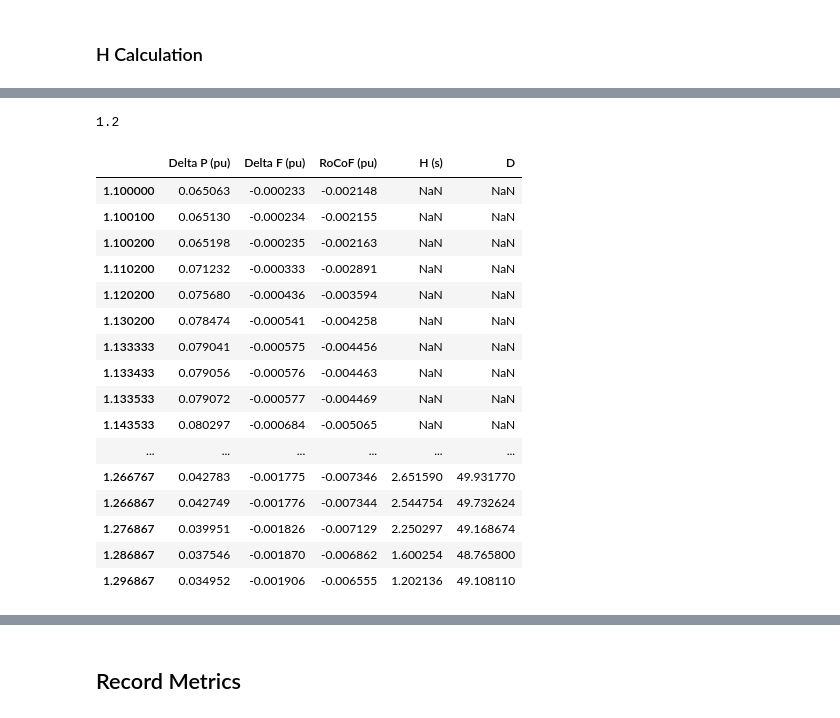
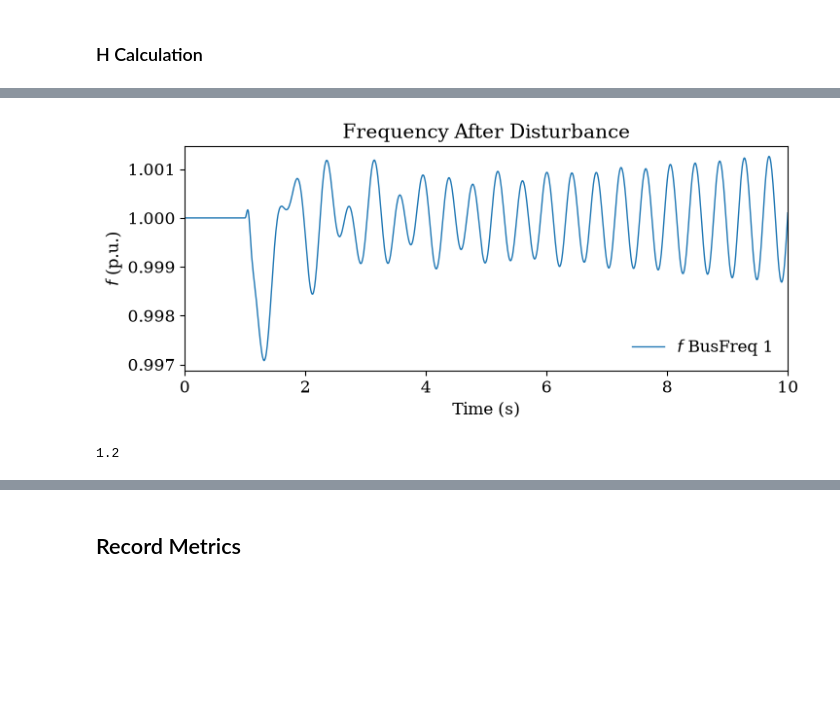
Before and after one commit to Scarlett315/characterize-virtual-inertia-estimation-noise-lag, a Jupyter notebook: 1_regf2_testbench.ipynb, the cells around one changed output, grey strips where cells are left out. Cells and saved outputs as stored; diff of their text form; code cells hidden in the pictures; blank space fills up the shorter version.

```diff
--- a/1_regf2_testbench.ipynb
+++ b/1_regf2_testbench.ipynb
@@ -108,10 +115,14 @@ tds_df
 1803 rows × 3 columns
+# %%
+fig, ax = ss.TDS.plt.plot(ss.BusFreq.f, a=0,title="Frequency After Disturbance", xlabel="Time (s)", ylabel = f"$f$ (p.u.)", figsize=(8, 3))
+# %% [output]
+[figure, added]
 # %%
-window = 20 # Baruzzi et al. used 1 window = 20 steps
-time_invalid = 1 + window * STEP_TIME # will produce invalid results w/in the first window
+window = 20 # Baruzzi et al. used 1 window = 20 steps = 200ms
+time_invalid = 1 + window * STEP_TIME # will produce invalid results w/in the first window after disturbance
 print(time_invalid)
 
-X = sm.add_constant(tds_df[['RoCoF (pu)', 'Delta F (pu)']])  # add Δf as 2nd predictor
+X = sm.add_constant(tds_df[['RoCoF (pu)', 'Delta F (pu)']])  # add delta f as 2nd predictor
 model = RollingOLS(tds_df['Delta P (pu)'], X, window=window)
 res = model.fit()
 
@@ -121,26 +132,9 @@ D_t_raw = res.params['Delta F (pu)']
 tds_df.loc[:,"H (s)"] = H_t_raw[time_invalid:]
 tds_df.loc[:,"D"] = D_t_raw[time_invalid:]
 
-tds_df[1.1:1.3]
+#tds_df[1.1:1.3]
 # %% [output]
 1.2
-|  | Delta P (pu) | Delta F (pu) | RoCoF (pu) | H (s) | D |
-| 1.100000 | 0.065063 | -0.000233 | -0.002148 | NaN | NaN |
-| 1.100100 | 0.065130 | -0.000234 | -0.002155 | NaN | NaN |
-| 1.100200 | 0.065198 | -0.000235 | -0.002163 | NaN | NaN |
-| 1.110200 | 0.071232 | -0.000333 | -0.002891 | NaN | NaN |
-| 1.120200 | 0.075680 | -0.000436 | -0.003594 | NaN | NaN |
-| 1.130200 | 0.078474 | -0.000541 | -0.004258 | NaN | NaN |
-| 1.133333 | 0.079041 | -0.000575 | -0.004456 | NaN | NaN |
-| 1.133433 | 0.079056 | -0.000576 | -0.004463 | NaN | NaN |
-| 1.133533 | 0.079072 | -0.000577 | -0.004469 | NaN | NaN |
-| 1.143533 | 0.080297 | -0.000684 | -0.005065 | NaN | NaN |
-| ... | ... | ... | ... | ... | ... |
-| 1.266767 | 0.042783 | -0.001775 | -0.007346 | 2.651590 | 49.931770 |
-| 1.266867 | 0.042749 | -0.001776 | -0.007344 | 2.544754 | 49.732624 |
-| 1.276867 | 0.039951 | -0.001826 | -0.007129 | 2.250297 | 49.168674 |
-| 1.286867 | 0.037546 | -0.001870 | -0.006862 | 1.600254 | 48.765800 |
-| 1.296867 | 0.034952 | -0.001906 | -0.006555 | 1.202136 | 49.108110 |
 # %%
 fig, ax = plt.subplots(figsize=(6, 4))
 
```
Also changed, not shown: parts of 13 cells of this notebook, 11 other files.
